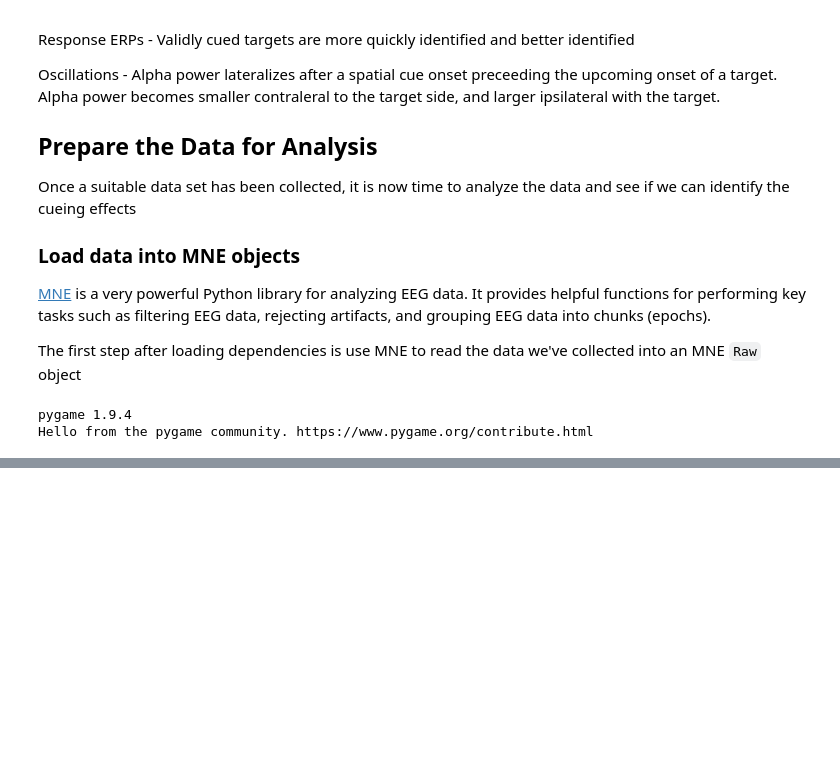
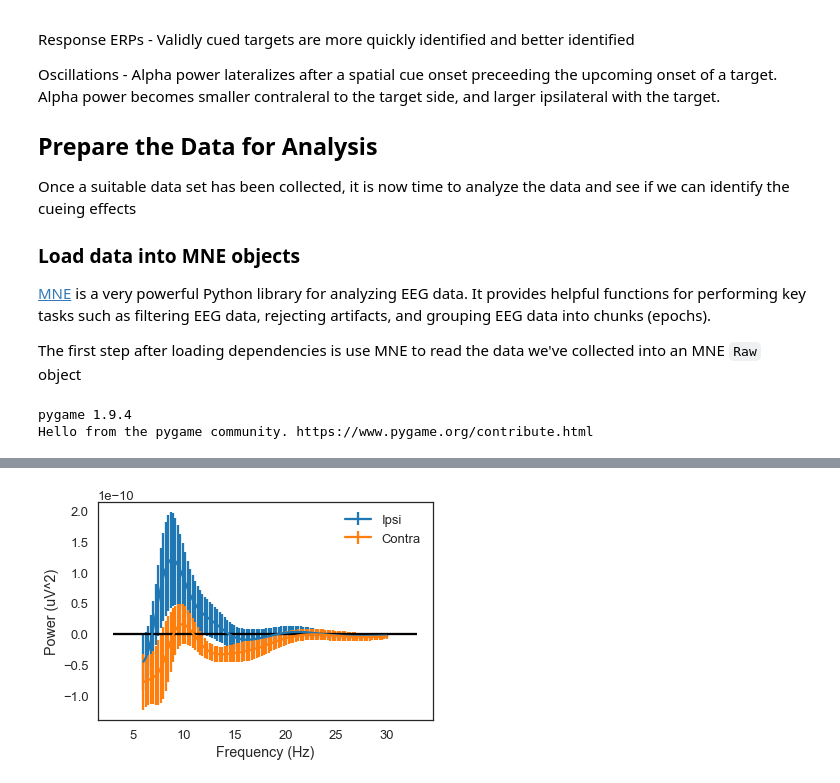
Before and after one commit to NeuroTechX/eeg-notebooks_v0.1, a Jupyter notebook: notebooks/cueing_loop.ipynb, the cells around one changed output, grey strips where cells are left out. Cells and saved outputs as stored; diff of their text form; code cells hidden in the pictures; blank space fills up the shorter version.

```diff
--- a/notebooks/cueing_loop.ipynb
+++ b/notebooks/cueing_loop.ipynb
@@ -247,0 +238,97 @@ sample drop %:  61.224489795918366
+# %%
+    print(np.shape(ERSP_diff_out))
+    print(np.shape(Contra_spectra_out))
+
+    print(diff_out)
+
+
+    GrandAvg_diff = np.nanmean(ERSP_diff_out,0)
+    GrandAvg_Ipsi = np.nanmean(ERSP_Ipsi_out,0)
+    GrandAvg_Contra = np.nanmean(ERSP_Contra_out,0)
+
+    GrandAvg_spec_Ipsi = np.nanmean(Ipsi_spectra_out,0)
+    GrandAvg_spec_Contra = np.nanmean(Contra_spectra_out,0)
+    GrandAvg_spec_diff = np.nanmean(diff_spectra_out,0)
+
+    num_good = len(diff_out) - sum(np.isnan(diff_out))
+    GrandAvg_spec_Ipsi_ste = np.nanstd(Ipsi_spectra_out,0)/np.sqrt(num_good)
+    GrandAvg_spec_Contra_ste = np.nanstd(Contra_spectra_out,0)/np.sqrt(num_good)
+    GrandAvg_spec_diff_ste = np.nanstd(diff_spectra_out,0)/np.sqrt(num_good)
+
+    #Spectra error bars
+    fig, ax = plt.subplots(1)
+    plt.errorbar(frequencies,GrandAvg_spec_Ipsi,yerr=GrandAvg_spec_Ipsi_ste)
+    plt.errorbar(frequencies,GrandAvg_spec_Contra,yerr=GrandAvg_spec_Contra_ste)
+
+    plt.legend(('Ipsi','Contra'))
+    plt.xlabel('Frequency (Hz)')
+    plt.ylabel('Power (uV^2)')
+    plt.hlines(0,3,33)
+
+    #Spectra Diff error bars
+    fig, ax = plt.subplots(1)
+    plt.errorbar(frequencies,GrandAvg_spec_diff,yerr=GrandAvg_spec_diff_ste)
+
+    plt.legend('Ipsi-Contra')
+    plt.xlabel('Frequency (Hz)')
+    plt.ylabel('Power (uV^2)')
+    plt.hlines(0,3,33)
+
+    ##Spectra
+    #fig, ax = plt.subplots(1)
+    #plt.plot(frequencies,GrandAvg_spec_Ipsi,
+    #         frequencies,GrandAvg_spec_Contra,
+    #         frequencies,GrandAvg_spec_diff)
+    #plt.hlines(0,3,33)
+    #plt.legend(('Ipsi','Contra','Diff'))
+    #plt.xlabel('Frequency (Hz)')
+    #plt.ylabel('Power (uV^2)')
+
+
+    #Grand Average Ipsi
+    fig, ax = plt.subplots(1)
+    im = plt.imshow(GrandAvg_Ipsi,
+               extent=[times[0], times[-1], frequencies[0], frequencies[-1]],
+               aspect='auto', origin='lower', cmap='inferno')
+    plt.xlabel('Time (sec)')
+    plt.ylabel('Frequency (Hz)')
+    plt.title('Power Ipsi')
+    cb = fig.colorbar(im)
+    cb.set_label('Power')
+    # Create a Rectangle patch
+    rect = patches.Rectangle((t_low,f_low),t_diff,f_diff,linewidth=1,edgecolor='k',facecolor='none')
+    # Add the patch to the Axes
+    ax.add_patch(rect)
+
+    #Grand Average Contra
+    fig, ax = plt.subplots(1)
+    im = plt.imshow(GrandAvg_Contra,
+               extent=[times[0], times[-1], frequencies[0], frequencies[-1]],
+               aspect='auto', origin='lower', cmap='inferno')
+    plt.xlabel('Time (sec)')
+    plt.ylabel('Frequency (Hz)')
+    plt.title('Power Contra')
+    cb = fig.colorbar(im)
+    cb.set_label('Power')
+    # Create a Rectangle patch
+    rect = patches.Rectangle((t_low,f_low),t_diff,f_diff,linewidth=1,edgecolor='k',facecolor='none')
+    # Add the patch to the Axes
+    ax.add_patch(rect)
+
+    #Grand Average Ipsi-Contra Difference
+    plot_max_diff = np.max(np.abs(GrandAvg_diff))
+
+    fig, ax = plt.subplots(1)
+    im = plt.imshow(GrandAvg_diff,
+               extent=[times[0], times[-1], frequencies[0], frequencies[-1]],
+               aspect='auto', origin='lower', cmap='coolwarm', vmin=-plot_max_diff/2, vmax=plot_max_diff/2)
+    plt.xlabel('Time (sec)')
+    plt.ylabel('Frequency (Hz)')
+    plt.title('Power Difference Ipsi-Contra')
+    cb = fig.colorbar(im)
+    cb.set_label('Ipsi-Contra Power')
+    # Create a Rectangle patch
+    rect = patches.Rectangle((t_low,f_low),t_diff,f_diff,linewidth=1,edgecolor='k',facecolor='none')
+    # Add the patch to the Axes
+    ax.add_patch(rect)
+# %% [output]
@@ -247,0 +339 @@ sample drop %:  61.224489795918366
+[figure, added]
```
Also changed, not shown: parts of 4 cells of this notebook.
